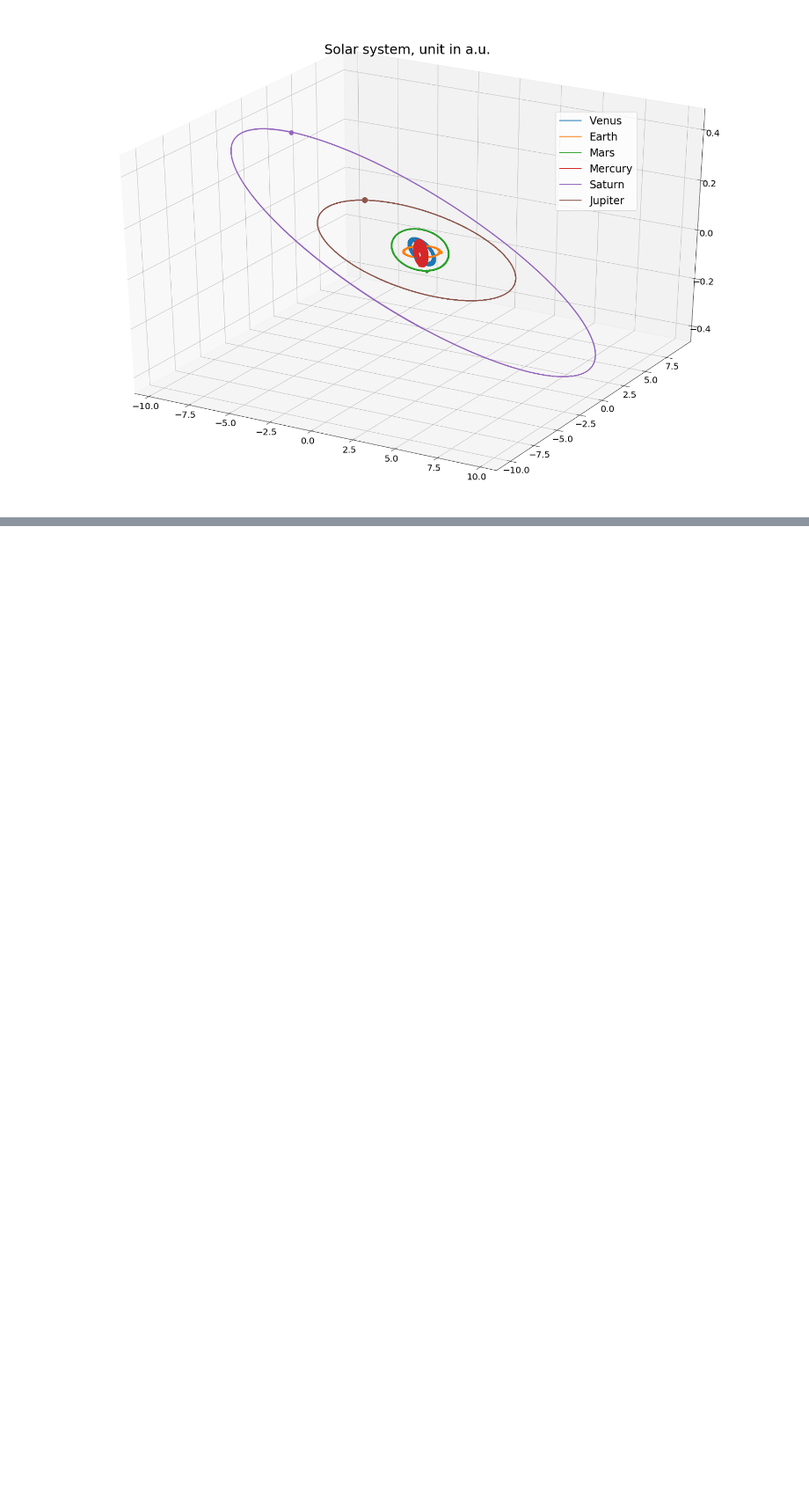
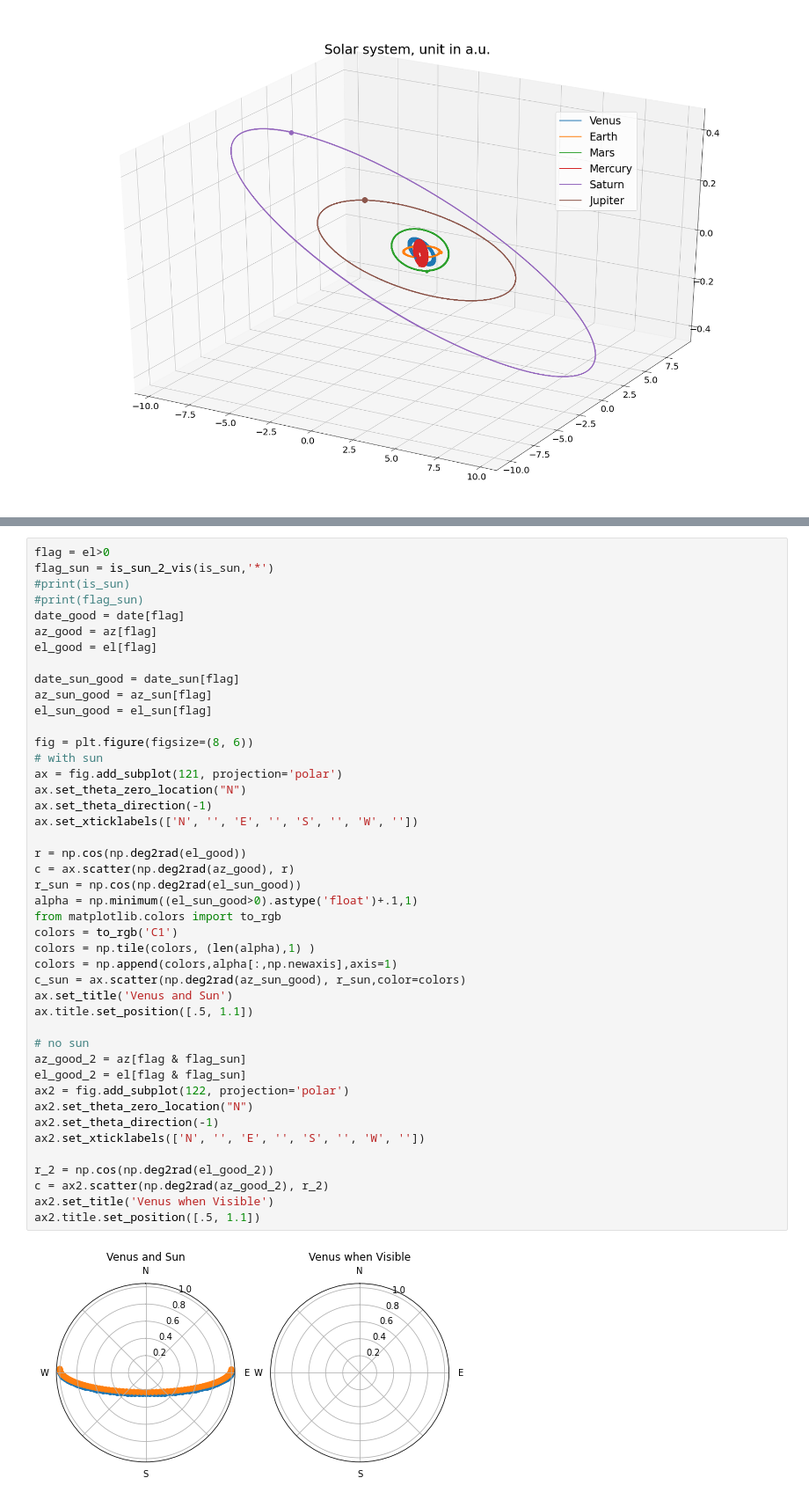
Before and after one commit to ArnaudFickinger/astronomical_dataset_generator, a Jupyter notebook: Astronomic Dataset-final.ipynb, the cells around one changed output, grey strips where cells are left out. Shown: that part at 88% size. Drawn from its saved outputs; the diff is of its cells as text; blank space fills up the shorter version.

```diff
--- a/Astronomic Dataset-final.ipynb
+++ b/Astronomic Dataset-final.ipynb
@@ -557,0 +600,46 @@ ax2.title.set_position([.5, 1.1])
+# %%
+flag = el>0
+flag_sun = is_sun_2_vis(is_sun,'*')
+#print(is_sun)
+#print(flag_sun)
+date_good = date[flag]
+az_good = az[flag]
+el_good = el[flag]
+
+date_sun_good = date_sun[flag]
+az_sun_good = az_sun[flag]
+el_sun_good = el_sun[flag]
+
+fig = plt.figure(figsize=(8, 6))
+# with sun
+ax = fig.add_subplot(121, projection='polar')
+ax.set_theta_zero_location("N")
+ax.set_theta_direction(-1)
+ax.set_xticklabels(['N', '', 'E', '', 'S', '', 'W', ''])
+
+r = np.cos(np.deg2rad(el_good))
+c = ax.scatter(np.deg2rad(az_good), r)
+r_sun = np.cos(np.deg2rad(el_sun_good))
+alpha = np.minimum((el_sun_good>0).astype('float')+.1,1)
+from matplotlib.colors import to_rgb
+colors = to_rgb('C1')
+colors = np.tile(colors, (len(alpha),1) )
+colors = np.append(colors,alpha[:,np.newaxis],axis=1)
+c_sun = ax.scatter(np.deg2rad(az_sun_good), r_sun,color=colors)
+ax.set_title('Venus and Sun')
+ax.title.set_position([.5, 1.1])
+
+# no sun
+az_good_2 = az[flag & flag_sun]
+el_good_2 = el[flag & flag_sun]
+ax2 = fig.add_subplot(122, projection='polar')
+ax2.set_theta_zero_location("N")
+ax2.set_theta_direction(-1)
+ax2.set_xticklabels(['N', '', 'E', '', 'S', '', 'W', ''])
+
+r_2 = np.cos(np.deg2rad(el_good_2))
+c = ax2.scatter(np.deg2rad(az_good_2), r_2)
+ax2.set_title('Venus when Visible')
+ax2.title.set_position([.5, 1.1])
+# %% [output]
+[figure, added]
```
Also changed, not shown: parts of 12 cells of this notebook.
